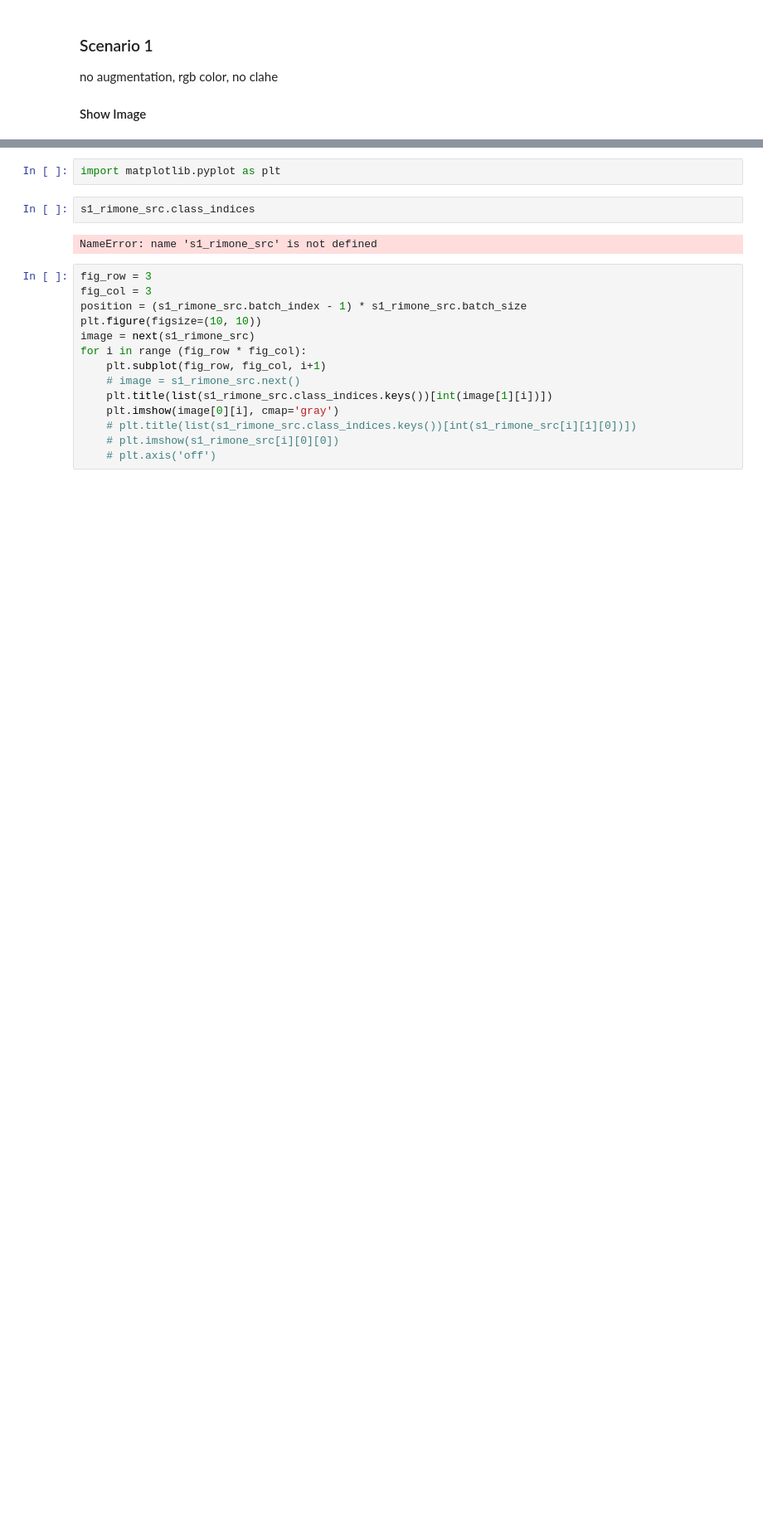
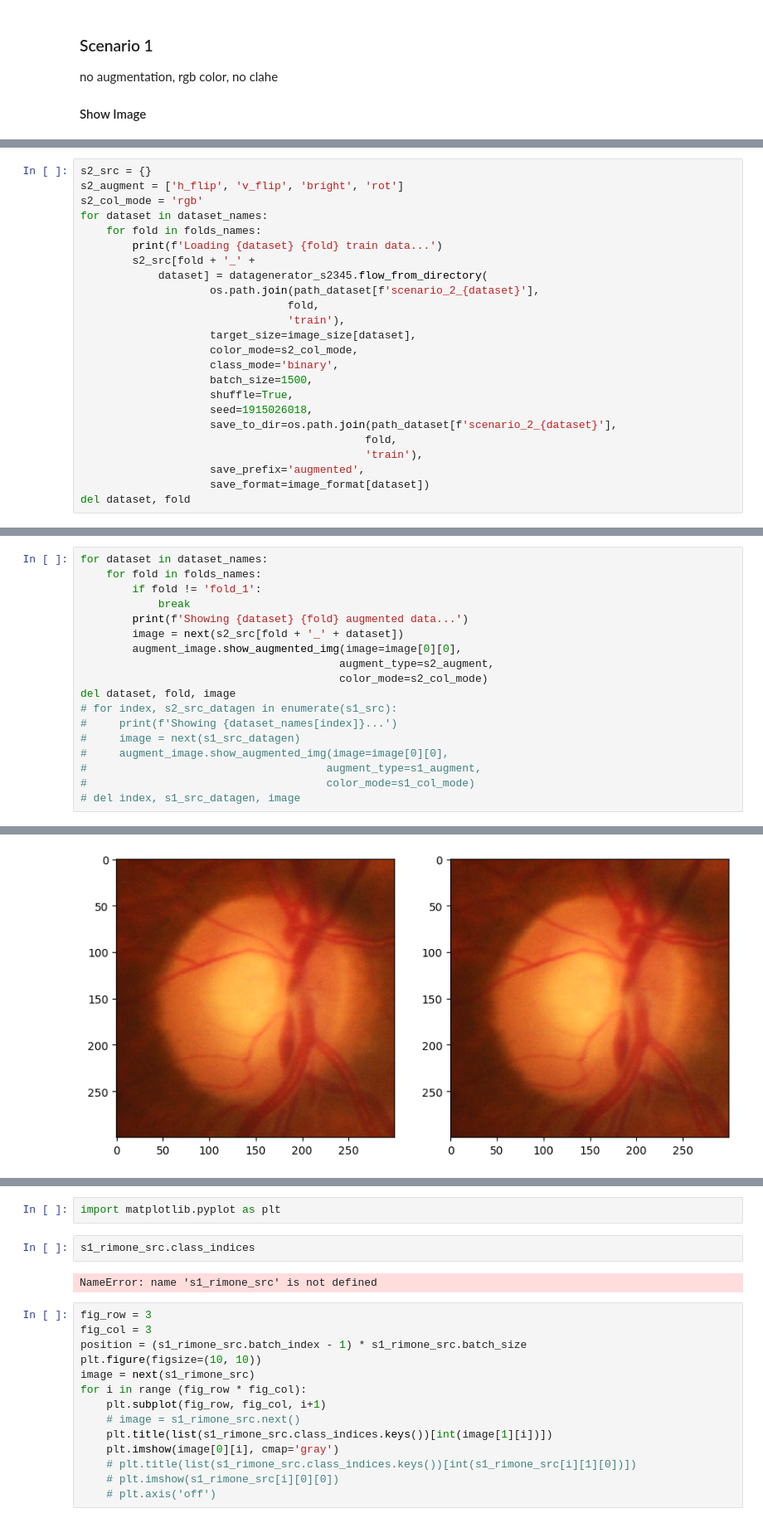
Before and after one commit to Bugi-Sulistiyo/Comparing-EfficientNet-and-MobileNet-on-Glaucoma-Detection, a Jupyter notebook: main/scripts/b. preprocessing/augmentation.ipynb, the cells around one changed output, grey strips where cells are left out. Shown at 83% size. Drawn from its saved outputs; the diff is of its cells as text; blank space fills up the shorter version.

```diff
--- a/main/scripts/b. preprocessing/augmentation.ipynb
+++ b/main/scripts/b. preprocessing/augmentation.ipynb
@@ -107,0 +141,24 @@ Showing d:\\Programming\\Python\\Skripsi\\dataset\\used\scenario_1\papila\fold_1
+# %%
+s2_src = {}
+s2_augment = ['h_flip', 'v_flip', 'bright', 'rot']
+s2_col_mode = 'rgb'
+for dataset in dataset_names:
+    for fold in folds_names:
+        print(f'Loading {dataset} {fold} train data...')
+        s2_src[fold + '_' +
+            dataset] = datagenerator_s2345.flow_from_directory(
+                    os.path.join(path_dataset[f'scenario_2_{dataset}'],
+                                fold,
+                                'train'),
+                    target_size=image_size[dataset],
+                    color_mode=s2_col_mode,
+                    class_mode='binary',
+                    batch_size=1500,
+                    shuffle=True,
+                    seed=1915026018,
+                    save_to_dir=os.path.join(path_dataset[f'scenario_2_{dataset}'],
+                                            fold,
+                                            'train'),
+                    save_prefix='augmented',
+                    save_format=image_format[dataset])
+del dataset, fold
@@ -107,0 +187,19 @@ Showing d:\\Programming\\Python\\Skripsi\\dataset\\used\scenario_1\papila\fold_1
+# %%
+for dataset in dataset_names:
+    for fold in folds_names:
+        if fold != 'fold_1':
+            break
+        print(f'Showing {dataset} {fold} augmented data...')
+        image = next(s2_src[fold + '_' + dataset])
+        augment_image.show_augmented_img(image=image[0][0],
+                                        augment_type=s2_augment,
+                                        color_mode=s2_col_mode)
+del dataset, fold, image
+# for index, s2_src_datagen in enumerate(s1_src):
+#     print(f'Showing {dataset_names[index]}...')
+#     image = next(s1_src_datagen)
+#     augment_image.show_augmented_img(image=image[0][0],
+#                                     augment_type=s1_augment,
+#                                     color_mode=s1_col_mode)
+# del index, s1_src_datagen, image
+# %% [output]
@@ -107,0 +207 @@ Showing d:\\Programming\\Python\\Skripsi\\dataset\\used\scenario_1\papila\fold_1
+[figure, added]
```
Also changed, not shown: parts of 16 cells of this notebook, 2 other files.
